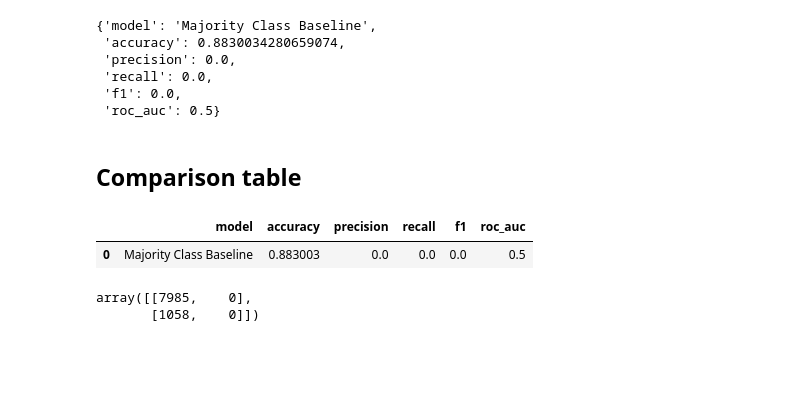
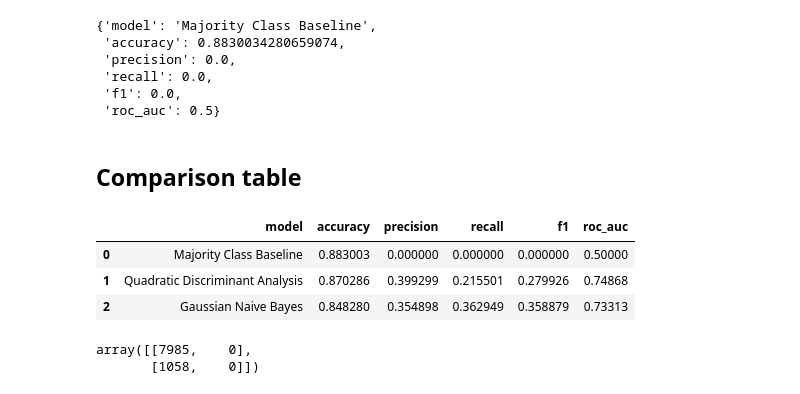
Before and after one commit to TilokJahan/BankMarketingMachineLearningProject, a Jupyter notebook: notebooks/03_modeling.ipynb, the cells around one changed output. Drawn from its saved outputs; the diff is of its cells as text; code cells hidden in the pictures; blank space fills up the shorter version.

```diff
--- a/notebooks/03_modeling.ipynb
+++ b/notebooks/03_modeling.ipynb
@@ -130,18 +130,22 @@ baseline_results
 # %% [markdown]
 ## Comparison table
 # %%
-
-
 results = [
-    baseline_results
+    baseline_results,
+    qda_results,
+    gnb_results,
 ]
 
-results_df = results_to_dataframe(results)
+results_df = results_to_dataframe(
+    results
+)
 
 results_df
 # %% [output]
 |  | model | accuracy | precision | recall | f1 | roc_auc |
-| 0 | Majority Class Baseline | 0.883003 | 0.0 | 0.0 | 0.0 | 0.5 |
+| 0 | Majority Class Baseline | 0.883003 | 0.000000 | 0.000000 | 0.000000 | 0.50000 |
+| 1 | Quadratic Discriminant Analysis | 0.870286 | 0.399299 | 0.215501 | 0.279926 | 0.74868 |
+| 2 | Gaussian Naive Bayes | 0.848280 | 0.354898 | 0.362949 | 0.358879 | 0.73313 |
 # %%
 baseline_cm = get_confusion_matrix(
     y_test,
```
Also changed, not shown: parts of 18 cells of this notebook.
